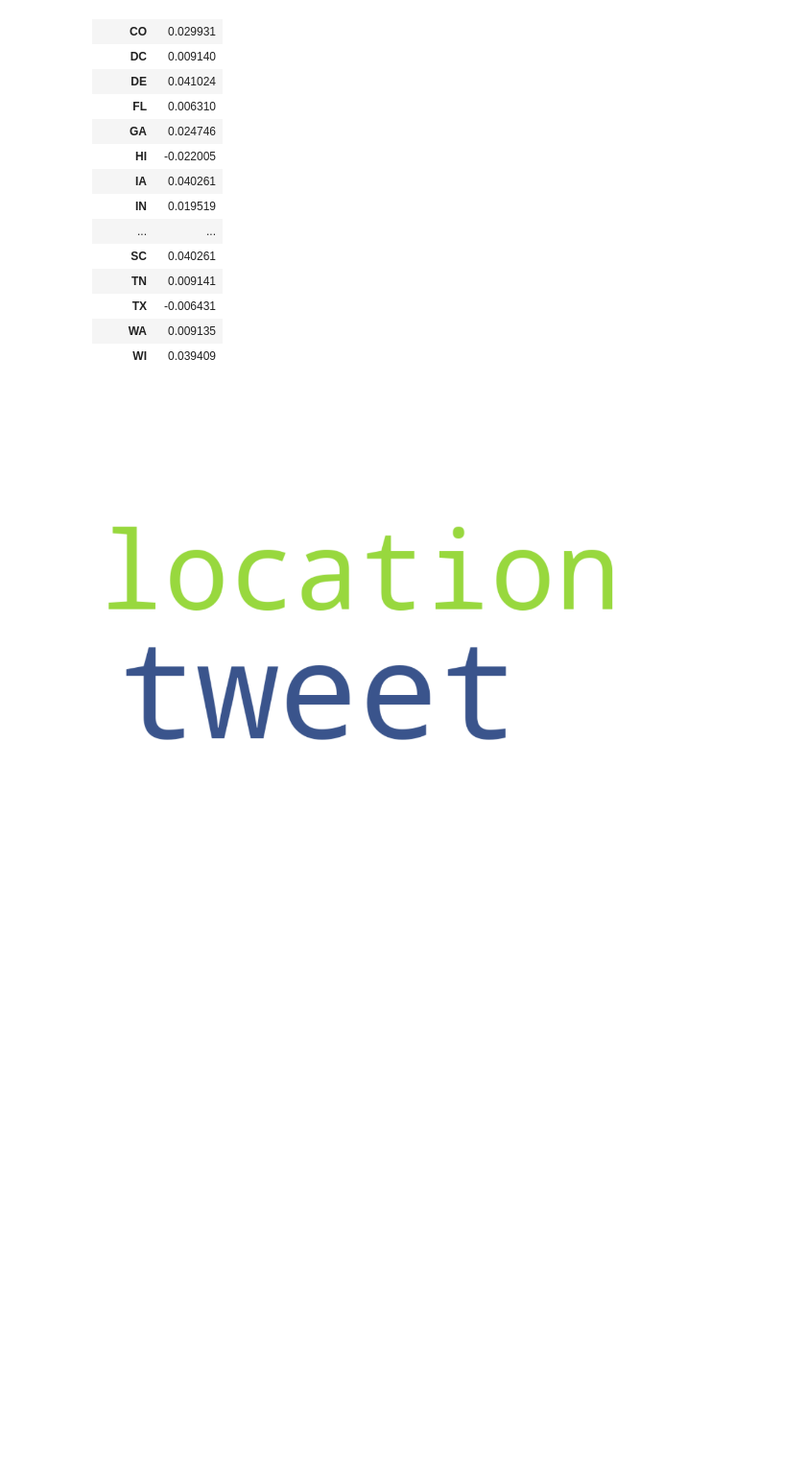
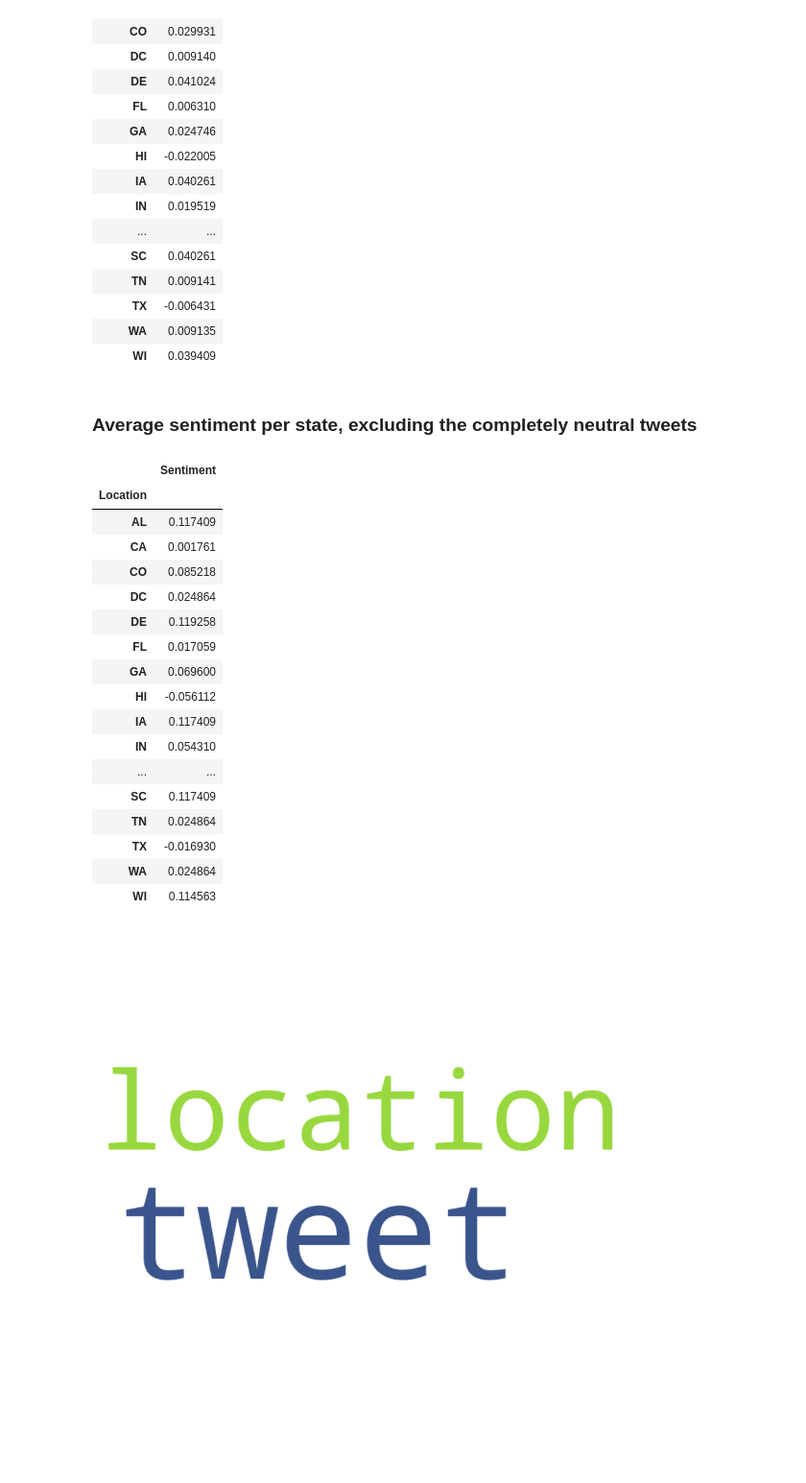
Before and after one commit to dewispooren/socialweb_finalproject, a Jupyter notebook: Final_Project.ipynb, the cells around one changed output. Shown at 96% size. Saved outputs shown, nothing was run; the diff lists cells and outputs as text; code cells hidden in the pictures; blank space fills up the shorter version.

```diff
--- a/Final_Project.ipynb
+++ b/Final_Project.ipynb
@@ -290,6 +290,33 @@ display(df1)
 | TX | -0.006431 |
 | WA | 0.009135 |
 | WI | 0.039409 |
+# %% [markdown]
+### Average sentiment per state, excluding the completely neutral tweets
+# %%
+df3 = cleaned_df
+df3 = df3[df3.Sentiment != 0]
+data = df3.groupby(['Location'])['Sentiment'].mean()
+sentiment_per_state_noneutral = pd.DataFrame(data)
+display(sentiment_per_state_noneutral)
+# %% [output]
+|  | Sentiment |
+| Location |  |
+| AL | 0.117409 |
+| CA | 0.001761 |
+| CO | 0.085218 |
+| DC | 0.024864 |
+| DE | 0.119258 |
+| FL | 0.017059 |
+| GA | 0.069600 |
+| HI | -0.056112 |
+| IA | 0.117409 |
+| IN | 0.054310 |
+| ... | ... |
+| SC | 0.117409 |
+| TN | 0.024864 |
+| TX | -0.016930 |
+| WA | 0.024864 |
+| WI | 0.114563 |
 # %%
 import matplotlib.pyplot as plt
 from collections import Counter
```
Also changed, not shown: parts of 1 cell of this notebook.
